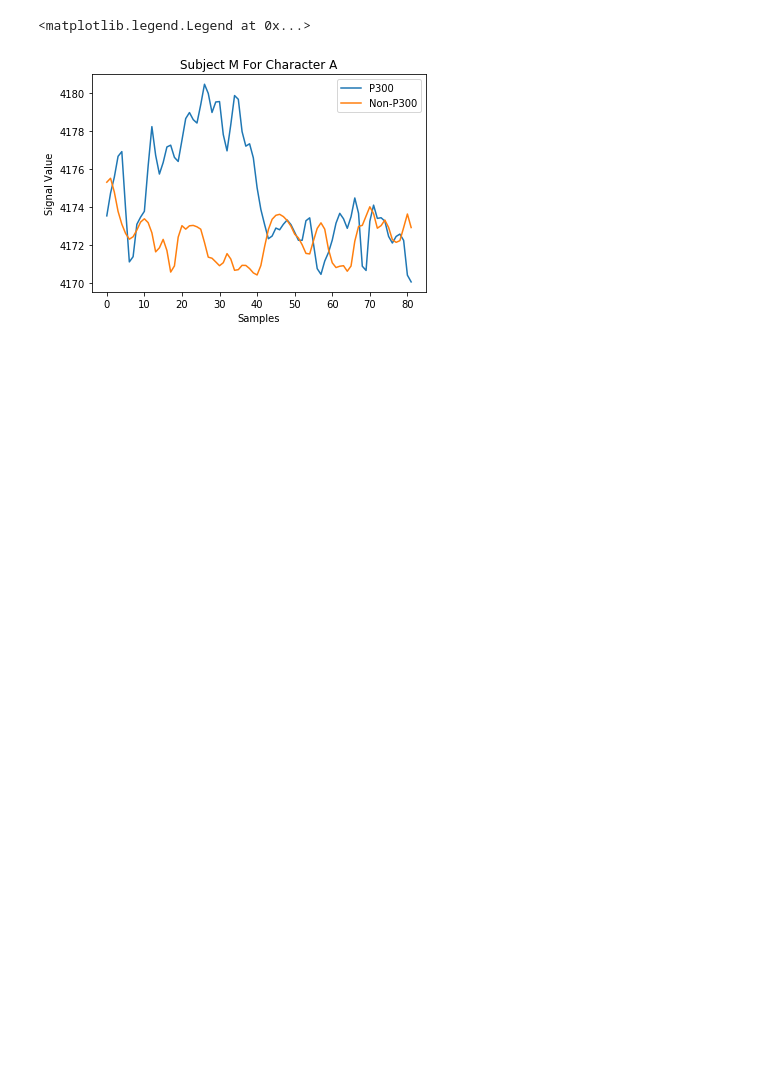
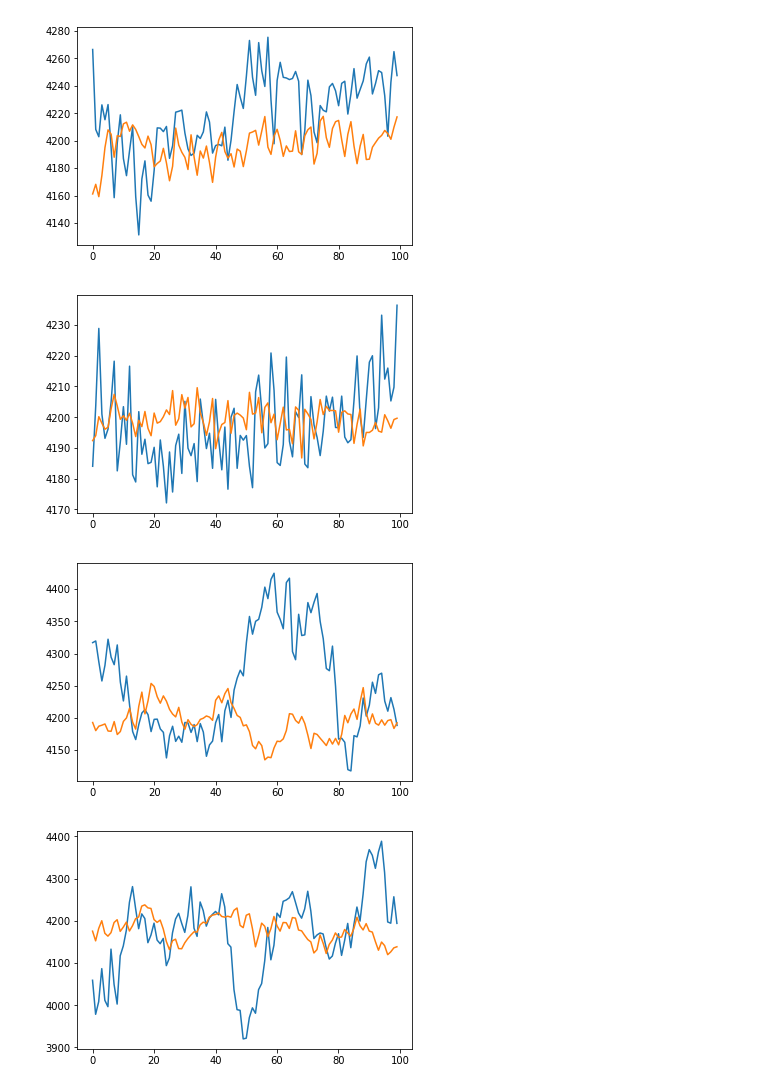
Before and after one commit to Maqarios/Bachelor-Project, a Jupyter notebook: Machine Learning Model/Plot-Local.ipynb, the cells around one changed output. Saved outputs shown, nothing was run; the diff lists cells and outputs as text; code cells hidden in the pictures; blank space fills up the shorter version.

```diff
--- a/Machine Learning Model/Plot-Local.ipynb
+++ b/Machine Learning Model/Plot-Local.ipynb
@@ -86,46 +86,45 @@ def get_sessions_average(
     return average_responses_Success, average_responses_Fail
 # %%
 # Declarations
-Subject_M_TargetChar_Train = 'A'
+chars = 'ABCDEF'
 
-Subject_M_Signal_Train = numpy.loadtxt('../Grapgical User Interface/signal_' + Subject_M_TargetChar_Train[0] + '.txt').reshape(1, -1, 14)[:,:,:]
-Subject_M_StimulusCode_Train = numpy.loadtxt('../Grapgical User Interface/stimulus_code_' + Subject_M_TargetChar_Train[0] + '.txt').reshape(1, -1)[:,:]
+for index in range(len(chars)):
 
-for char in Subject_M_TargetChar_Train[1 : ]:
-    Subject_M_Signal_Train_CHAR = numpy.loadtxt('../Grapgical User Interface/signal_' + char + '.txt').reshape(1, -1, 14)[:,:,:]
-    Subject_M_StimulusCode_Train_CHAR = numpy.loadtxt('../Grapgical User Interface/stimulus_code_' + char + '.txt').reshape(1, -1)[:,:]
+    Subject_M_TargetChar_Train = chars[index]
+    Subject_M_Signal_Train = numpy.loadtxt('../Grapgical User Interface/signal_' + Subject_M_TargetChar_Train[0] + '.txt').reshape(1, -1, 14)[:,:,:]
+    Subject_M_StimulusCode_Train = numpy.loadtxt('../Grapgical User Interface/stimulus_code_' + Subject_M_TargetChar_Train[0] + '.txt').reshape(1, -1)[:,:]
 
-    Subject_M_Signal_Train = numpy.append(Subject_M_Signal_Train, Subject_M_Signal_Train_CHAR, axis = 0)
-    Subject_M_StimulusCode_Train = numpy.append(Subject_M_StimulusCode_Train, Subject_M_StimulusCode_Train_CHAR, axis = 0)
+    for char in Subject_M_TargetChar_Train[1 : ]:
+        Subject_M_Signal_Train_CHAR = numpy.loadtxt('../Grapgical User Interface/signal_' + char + '.txt').reshape(1, -1, 14)[:,:,:]
+        Subject_M_StimulusCode_Train_CHAR = numpy.loadtxt('../Grapgical User Interface/stimulus_code_' + char + '.txt').reshape(1, -1)[:,:]
 
-print('M Train')
-print('Subject M Signal Train:', Subject_M_Signal_Train.shape)
-print('Subject M TargetChar Train:', len(Subject_M_TargetChar_Train))
-print('Subject M StimulusCode Train:', Subject_M_StimulusCode_Train.shape)
+        Subject_M_Signal_Train = numpy.append(Subject_M_Signal_Train, Subject_M_Signal_Train_CHAR, axis = 0)
+        Subject_M_StimulusCode_Train = numpy.append(Subject_M_StimulusCode_Train, Subject_M_StimulusCode_Train_CHAR, axis = 0)
 
-Subject_M_Average_Signal_Train = get_runs_average(
-    Subject_M_Signal_Train,
-    Subject_M_StimulusCode_Train,
-    MATRIX,
-    start_window = 0,
-    end_window = 82
-)
-print('\nSubject M Average Signal Train:', Subject_M_Average_Signal_Train.shape)
+    print('M Train')
+    print('Subject M Signal Train:', Subject_M_Signal_Train.shape)
+    print('Subject M TargetChar Train:', len(Subject_M_TargetChar_Train))
+    print('Subject M StimulusCode Train:', Subject_M_StimulusCode_Train.shape)
 
-M_Success, M_Fail = get_sessions_average(
-    Subject_M_Average_Signal_Train,
-    Subject_M_TargetChar_Train,
-    MATRIX,
-    start_window = 0,
-    end_window = 82
-)
+    Subject_M_Average_Signal_Train = get_runs_average(
+        Subject_M_Signal_Train,
+        Subject_M_StimulusCode_Train,
+        MATRIX,
+        start_window = 0,
+        end_window = 100
+    )
+    print('\nSubject M Average Signal Train:', Subject_M_Average_Signal_Train.shape)
 
-axA = plt.subplot(1, 1, 1)
-axA.plot(M_Success[:, 0])
-axA.plot(M_Fail[:, 0])
-axA.set_title('Subject M For Character A')
-axA.set_xlabel('Samples')
-axA.set_ylabel('Signal Value')
-axA.legend(('P300', 'Non-P300'))
+    M_Success, M_Fail = get_sessions_average(
+        Subject_M_Average_Signal_Train,
+        Subject_M_TargetChar_Train,
+        MATRIX,
+        start_window = 0,
+        end_window = 100
+    )
+    plt.figure(index)
+
+    plt.plot(M_Success[:, 0])
+    plt.plot(M_Fail[:, 0])
 # %% [output]
 M Train
@@ -137,2 +147,4 @@ Subject M Average Signal Train: (1, 12, 82, 14)
-<matplotlib.legend.Legend at 0x...>
-[figure, old version]
+[figure, new version]
+[figure, added]
+[figure, added]
+[figure, added]
```
Also changed, not shown: parts of 2 cells of this notebook, 2 other files.
